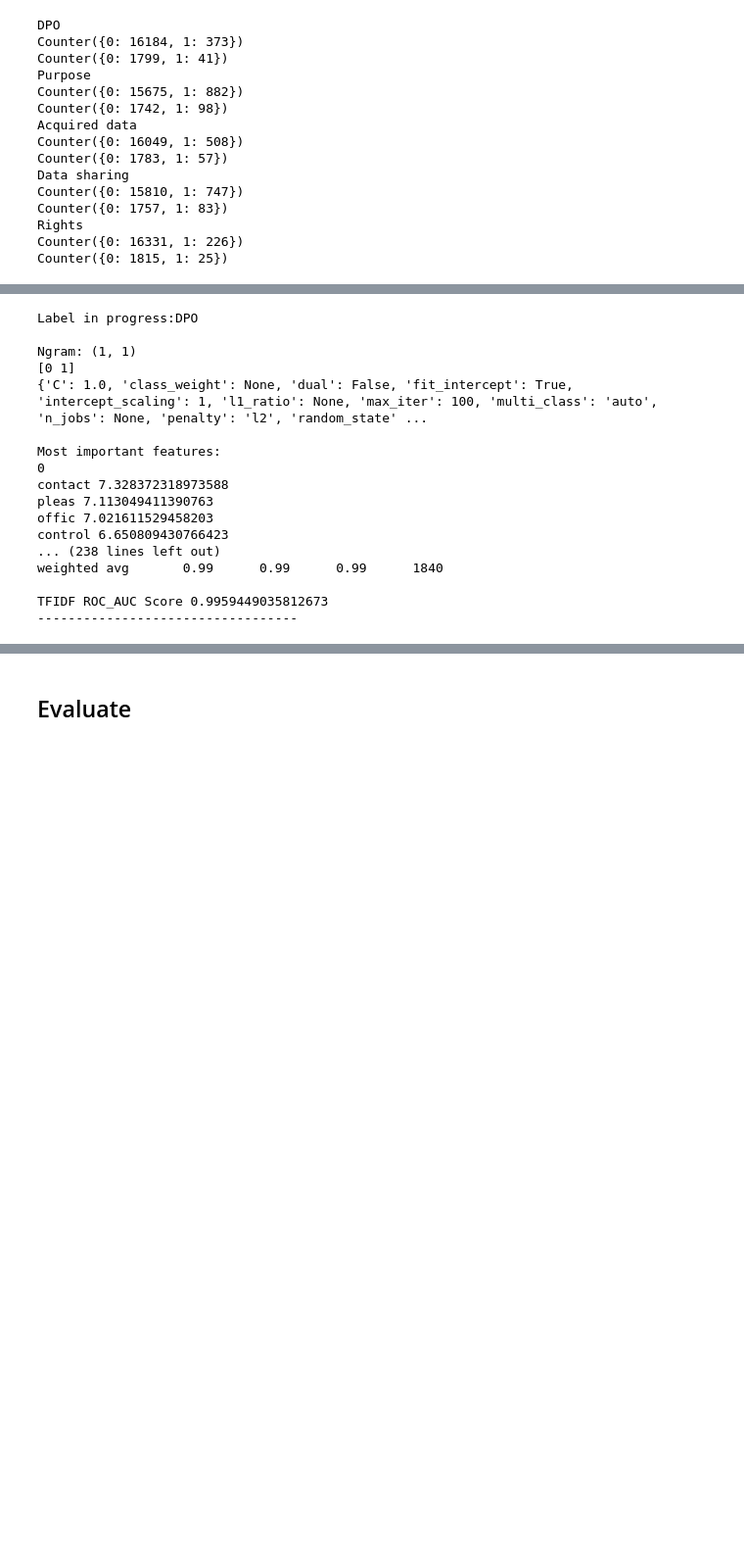
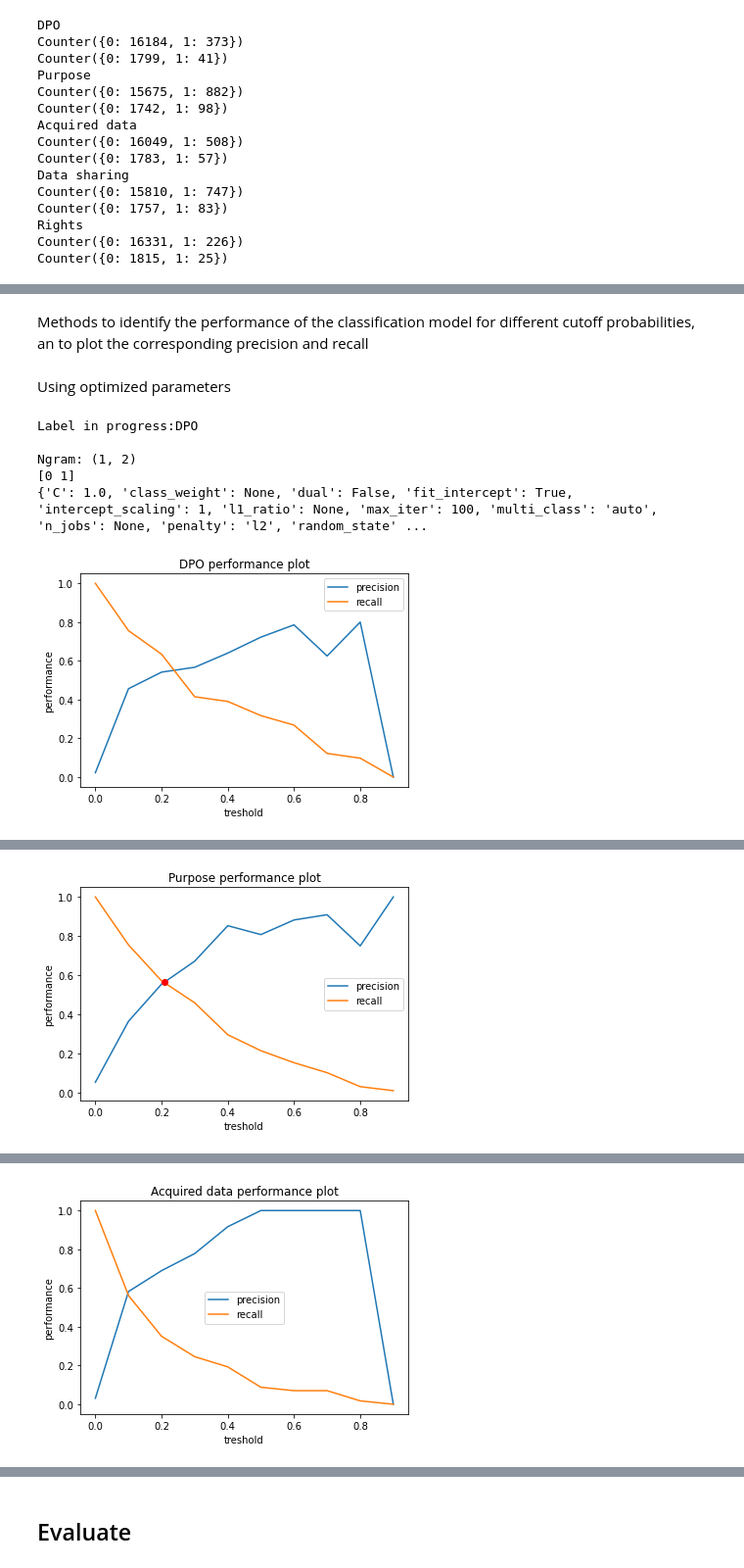
Before and after one commit to Aberkane/NLP4RE-Privacy-Policies, a Jupyter notebook: NLP4GDPRinPP/LR + TFIDF - GDPR-Compliance in SME PPs - Multi-Label Classification (all labels).ipynb, the cells around one changed output, grey strips where cells are left out. Shown: that part at 98% size. Cells and saved outputs as stored; diff of their text form; code cells hidden in the pictures; blank space fills up the shorter version.

```diff
--- a/NLP4GDPRinPP/LR + TFIDF - GDPR-Compliance in SME PPs - Multi-Label Classification (all labels).ipynb
+++ b/NLP4GDPRinPP/LR + TFIDF - GDPR-Compliance in SME PPs - Multi-Label Classification (all labels).ipynb
@@ -232,7 +239,7 @@ Info about stratified split in classification problems: https://machinelearningm
 # %%
 from sklearn.model_selection import train_test_split
 
-train_text, test_text, train_dpo, test_dpo = train_test_split(dataset['Text'], dataset['DPO'], test_size=.1,
+x_train0, x_test0, train_dpo, test_dpo = train_test_split(dataset['Text'], dataset['DPO'], test_size=.1,
                                                     random_state=42, stratify=dataset['DPO'])
 
 x_train1, x_test1, train_purpose, test_purpose = train_test_split(dataset['Text'], dataset['Purpose'], test_size=.1,
@@ -251,7 +258,7 @@ x_train4, x_test4, train_rights, test_rights = train_test_split(dataset['Text'],
 train_test = [train_dpo, test_dpo, train_purpose, test_purpose, train_acquired_data,
               test_acquired_data, train_data_sharing, test_data_sharing, train_rights, test_rights]
 
-train_test_text = [train_text, test_text, x_train1, x_test1, x_train2,
+train_test_text = [x_train0, x_test0, x_train1, x_test1, x_train2,
               x_test2, x_train3, x_test3, x_train4, x_test4]
 
 train_data = [element for i, element in enumerate(train_test) if i in [0, 2, 4, 6, 8]]
@@ -337,9 +375,6 @@ from time import time
 # 'UR_explicitly_mentioned' weggelaten
 # categories = ['Purpose']
 # prep_dataset = preprocessing(pps = dataset['Text'].to_list())
-x_train = preprocessing(train_text)
-x_test = preprocessing(test_text)
-
 
 for i, category in enumerate(categ):
     tfidf_pipeline = Pipeline([
@@ -352,12 +387,18 @@ for i, category in enumerate(categ):
 #         'tfidf__min_df': (.05, .1, .15, .2), #best solution: (.75)
 #         'tfidf__max_df': (0.75, .85), #best solution: (1.)
 #         'tfidf__max_features': (None, 5000, 10000, 50000),
-        'tfidf__ngram_range': ((1, 1), (1, 2), (1, 3), (2, 2), (2, 3), (3, 3)), #best solution: (1,2)
+        'tfidf__ngram_range': ((1, 1), (1, 2), (2, 2)), #best solution: (1,2)
+#         'tfidf__ngram_range': ((1, 1), (1, 2), (1, 3), (2, 2), (2, 3), (3, 3)), #best solution: (1,2)
     }
 
+    x_train = preprocessing(train_data_text[i])
     y_train = train_data[i]
 
-    grid_search = GridSearchCV(tfidf_pipeline, parameters)
+#     sss = StratifiedShuffleSplit(n_splits = 5, test_size = 0.25, random_state = 42)
+    # shuffle data once at the start, then split (test sets do not overlap ict shufflesplit)
+    skf = StratifiedKFold(n_splits = 5, random_state = 42, shuffle = True)
+
+    grid_search = GridSearchCV(tfidf_pipeline, parameters, cv = skf, scoring = "precision")
 
     print("Performing grid search for label: {}".format(category))
     print("tf-idf pipeline:", [name for name, _ in tfidf_pipeline.steps])
@@ -373,6 +414,8 @@ for i, category in enumerate(categ):
     best_parameters = grid_search.best_estimator_.get_params()
     for param_name in sorted(parameters.keys()):
         print("\t%s: %r" % (param_name, best_parameters[param_name]))
+
+    print()
 # %% [output]
 Performing grid search for label: DPO
 tf-idf pipeline: ['tfidf', 'lr']
@@ -396,0 +546,2 @@ Using optimized parameters
+# %% [markdown]
+Methods to identify the performance of the classification model for different cutoff probabilities, an to plot the corresponding precision and recall
@@ -397,3 +598,5 @@ Using optimized parameters
+# %% [markdown]
+Using optimized parameters
 # %%
 from sklearn.linear_model import LogisticRegression
 from sklearn.feature_extraction.text import TfidfVectorizer
@@ -406,12 +614,9 @@ import pickle
 # %%
-# prep_text = preprocessing(pps = dataset['Text'].to_list())
-# x_train = train_text
-# x_test = test_text
-
 # params = [(1,1), (1,2), (1,1), (1,1), (1,1)] # stemming + stopwords + ngrams
-params = [(1,1), (1,1), (1,1), (1,1), (1,1)] # stemming + ngrams
+# params = [(1,1), (1,1), (1,1), (1,1), (1,1)] # stemming + ngrams
 # params = [(1,1), (1,1), (1,1), (1,1), (1,1)] # lemmatizing + ngrams
-
+# params = [(3,3), (3,3), (3,3), (3,3), (1,2)] # stemming + ngrams
+params = [(1,2), (1,2), (2,2), (2,2), (1,2)] # stemming + ngrams
 
 for i, category in enumerate(categ):
     print("Label in progress:" + category)
@@ -431,11 +636,11 @@ for i, category in enumerate(categ):
     y_train = train_data[i]
     y_test = test_data[i]
 
-    x_train, y_train = oversample_data(x_train, y_train)
+#     x_train, y_train = oversample_data(x_train, y_train)
 
     # Make an instance of the Model
     # all parameters not specified are set to their defaults
-    lr = LogisticRegression()
+    lr = LogisticRegression(max_iter = 100)
 
     # Train the model on the data, storing the information learned from the data
     # Model is learning the relationship between digits (x_train) and labels (y_train)
@@ -443,7 +648,8 @@ for i, category in enumerate(categ):
     lr.fit(x_train, y_train)
 
     # Save to file in the current working directory
-    lr_file = "linreg-oversampling-" + category + ".pkl"
+    lr_file = "linreg-" + category + ".pkl"
+#     lr_file = "linreg-oversampling-" + category + ".pkl"
     with open(lr_file, 'wb') as file:
         pickle.dump((vectorizer, lr), file)
 
@@ -455,51 +661,51 @@ for i, category in enumerate(categ):
     print(lr.get_params())
 
     y_pred = lr.predict(x_test)
+    y_prob = lr.predict_proba(x_test)[:,1]
 
+    cutoff_x = plot_cutoff(y_test, y_prob, False)
+
+    y_pred_o = [1 if i > cutoff_x[0] else 0 for i in y_prob]
     words = vectorizer.get_feature_names()
 
     print()
     print("Most important features:")
     for label, coefs, intercept in zip(lr.classes_, lr.coef_, lr.intercept_):
         print(label)
         sort_zipped_list = sorted(zip(words, coefs), key = lambda x: x[1], reverse = True)
         for t, c in list(sort_zipped_list)[:10]:
             print(t, c)
         print("...")
         print("INTERCEPT:" +str(intercept))
         print("...")
         for t, c in list(sort_zipped_list)[-10:]:
             print(t, c)
         print()
         print()
 
-
     print()
     print("Confusion matrix:")
     print(confusion_matrix(y_test, y_pred))
-
     print()
     print("Classification report:")
     print(classification_report(y_test, y_pred))
-    print("TFIDF ROC_AUC Score", roc_auc_score(y_test, lr.predict_proba(x_test)[:,1]))
+    print()
+    print("TFIDF ROC_AUC Score", roc_auc_score(y_test, y_prob))
+    print()
+
+    if(cutoff_x[0] != 0.5):
+        print("Confusion matrix with cut-off point = ", cutoff_x[0]," :")
+        print(confusion_matrix(y_test, y_pred_o))
+        print()
+        print("Classification reportwith cut-off point = ", cutoff_x[0]," :")
+        print(classification_report(y_test, y_pred_o))
 
     print("----------------------------------")
     print()
 # %% [output]
 Label in progress:DPO
 
-Ngram: (1, 1)
+Ngram: (1, 2)
 [0 1]
 {'C': 1.0, 'class_weight': None, 'dual': False, 'fit_intercept': True, 'intercept_scaling': 1, 'l1_ratio': None, 'max_iter': 100, 'multi_class': 'auto', 'n_jobs': None, 'penalty': 'l2', 'random_state' ...
-
-Most important features:
-0
-contact 7.328372318973588
-pleas 7.113049411390763
-offic 7.021611529458203
-control 6.650809430766423
-... (238 lines left out)
-weighted avg       0.99      0.99      0.99      1840
-
-TFIDF ROC_AUC Score 0.9959449035812673
-----------------------------------
+[figure, added]
@@ -505,0 +729 @@ TFIDF ROC_AUC Score 0.9959449035812673
+[figure, added]
@@ -505,0 +747 @@ TFIDF ROC_AUC Score 0.9959449035812673
+[figure, added]
```
Also changed, not shown: parts of 33 cells of this notebook.
